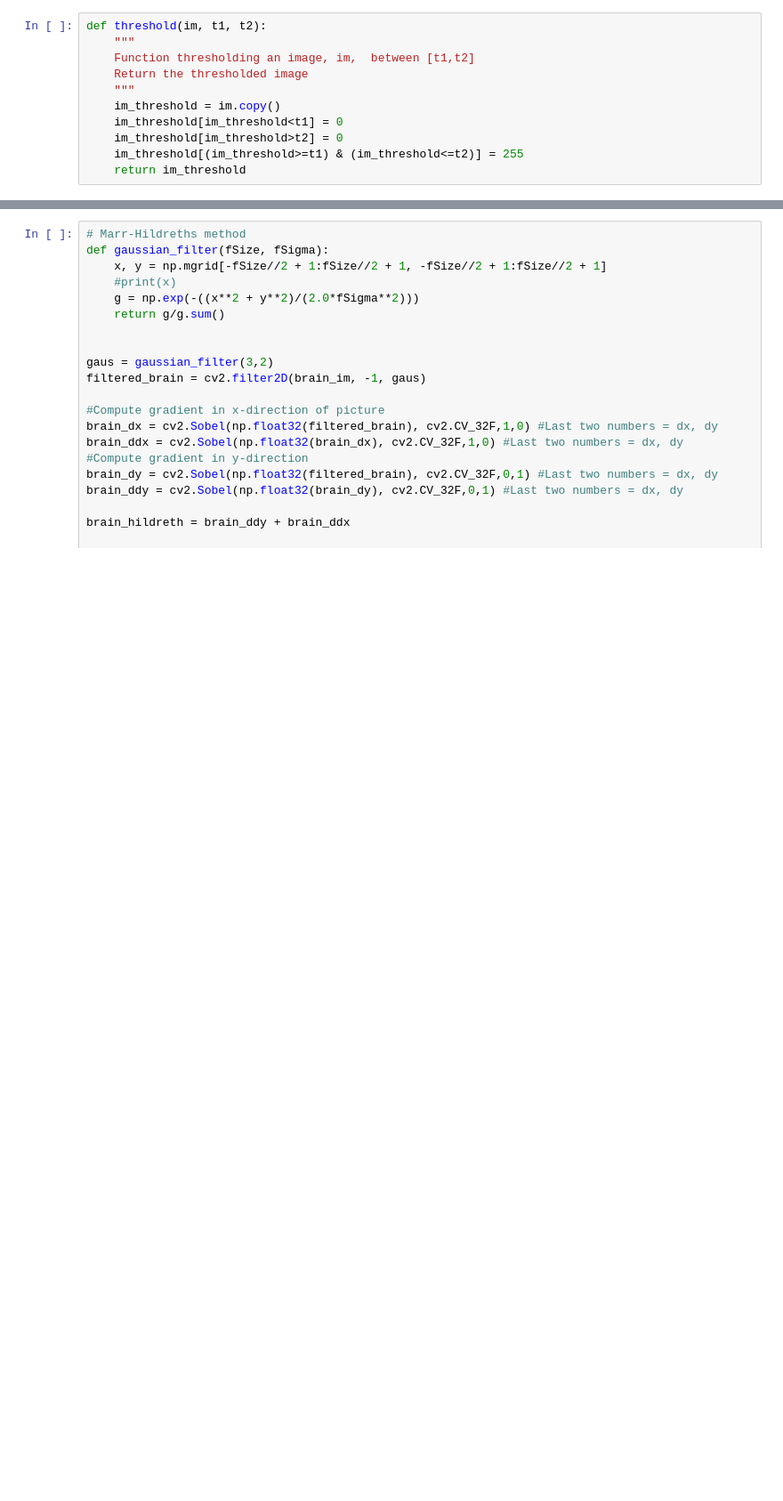
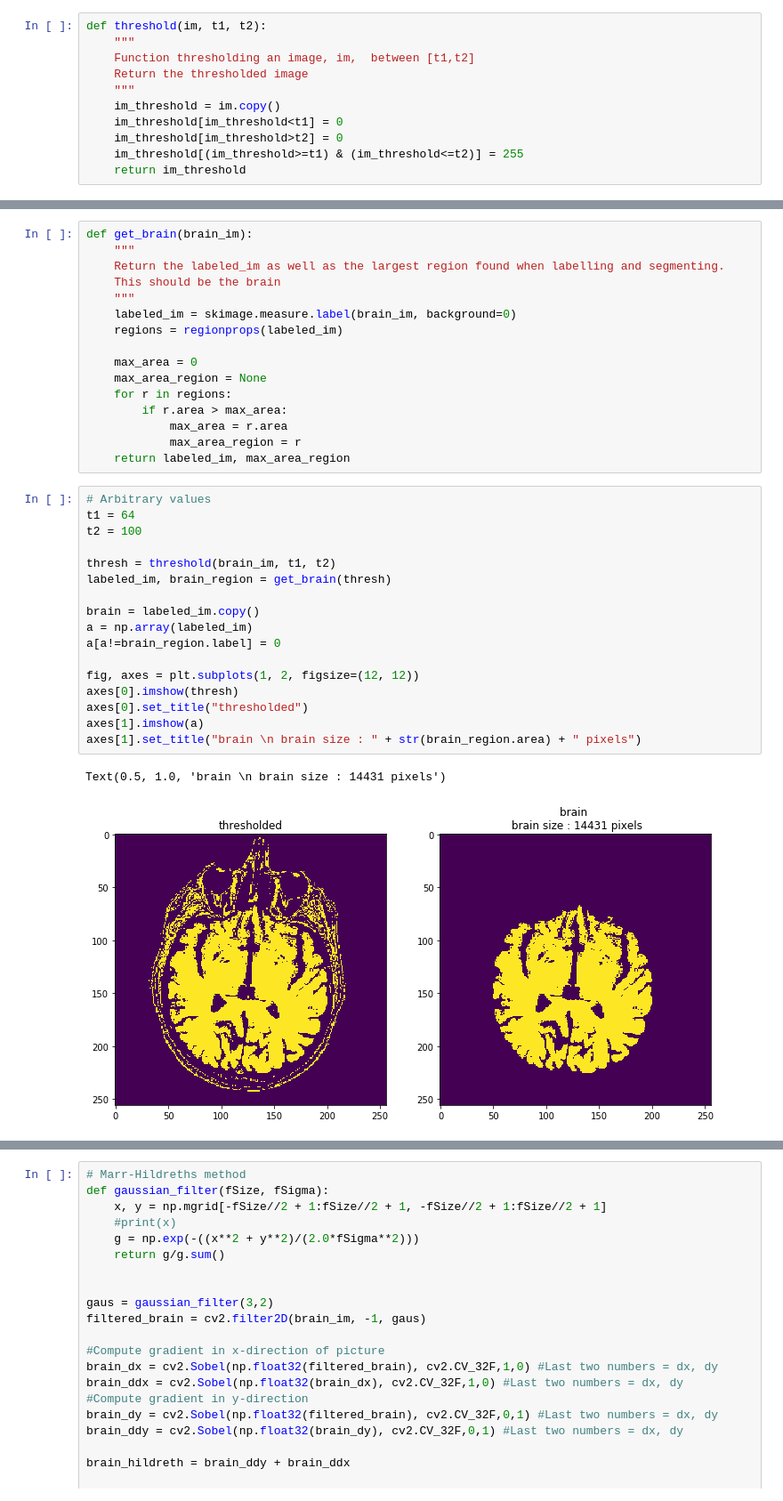
Before and after one commit to LeylaVakilian/PatternRecognition-, a Jupyter notebook: labs/lab_01_segmentation.ipynb, the cells around one changed output, grey strips where cells are left out. Shown at 89% size. Saved outputs shown, nothing was run; the diff lists cells and outputs as text; blank space fills up the shorter version.

```diff
--- a/labs/lab_01_segmentation.ipynb
+++ b/labs/lab_01_segmentation.ipynb
@@ -419,0 +343,36 @@ ax.plot(snake[:, 0], snake[:, 1], '-b', lw=3);
+# %%
+def get_brain(brain_im):
+    """
+    Return the labeled_im as well as the largest region found when labelling and segmenting.
+    This should be the brain
+    """
+    labeled_im = skimage.measure.label(brain_im, background=0)
+    regions = regionprops(labeled_im)
+
+    max_area = 0
+    max_area_region = None
+    for r in regions:
+        if r.area > max_area:
+            max_area = r.area
+            max_area_region = r
+    return labeled_im, max_area_region
+# %%
+# Arbitrary values
+t1 = 64
+t2 = 100
+
+thresh = threshold(brain_im, t1, t2)
+labeled_im, brain_region = get_brain(thresh)
+
+brain = labeled_im.copy()
+a = np.array(labeled_im)
+a[a!=brain_region.label] = 0
+
+fig, axes = plt.subplots(1, 2, figsize=(12, 12))
+axes[0].imshow(thresh)
+axes[0].set_title("thresholded")
+axes[1].imshow(a)
+axes[1].set_title("brain \n brain size : " + str(brain_region.area) + " pixels")
+# %% [output]
+Text(0.5, 1.0, 'brain \n brain size : 14431 pixels')
+[figure, added]
```
Also changed, not shown: parts of 19 cells of this notebook.
